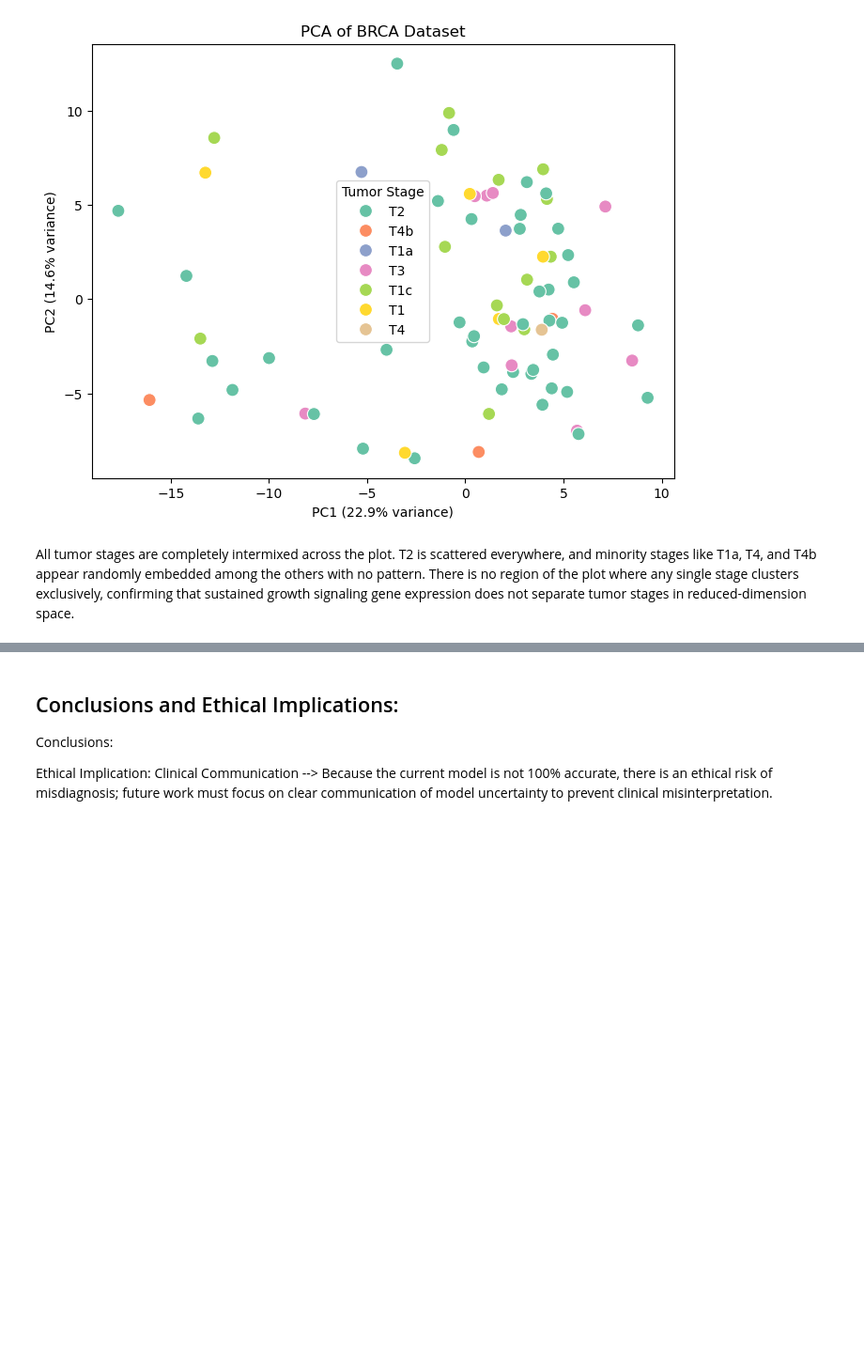
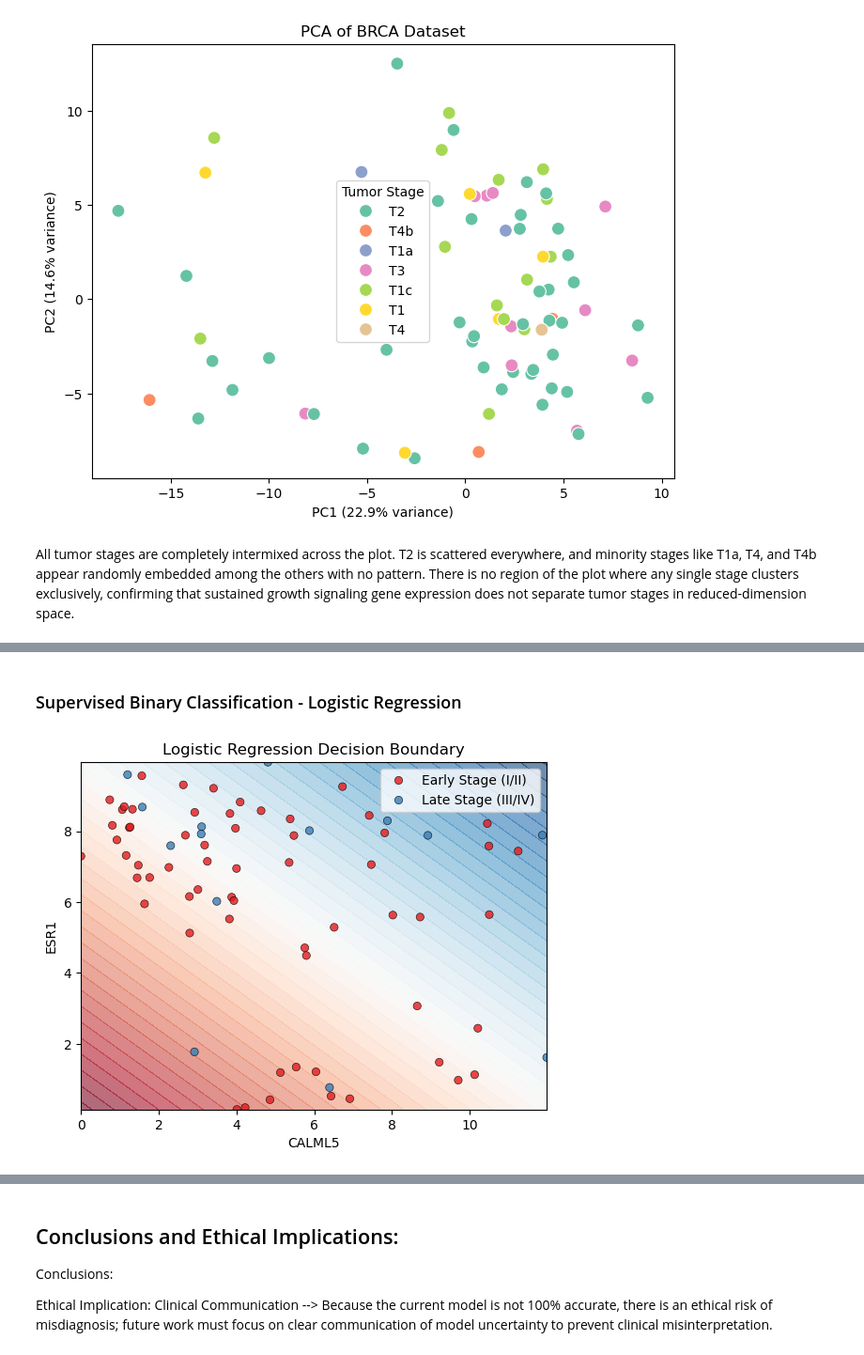
Before and after one commit to isabellaorlando1/Grosso-Orlando-Module-4-Cancer, a Jupyter notebook: code/Module 4 Notebook Final.ipynb, the cells around one changed output, grey strips where cells are left out. Shown at 94% size. Cells and saved outputs as stored; diff of their text form; code cells hidden in the pictures; blank space fills up the shorter version.

```diff
--- a/code/Module 4 Notebook Final.ipynb
+++ b/code/Module 4 Notebook Final.ipynb
@@ -307,0 +353,79 @@ All tumor stages are completely intermixed across the plot. T2 is scattered ever
+# %% [markdown]
+### Supervised Binary Classification - Logistic Regression
+# %%
+# %%
+from sklearn.tree import DecisionTreeClassifier, plot_tree
+import seaborn as sns
+import matplotlib.pyplot as plt
+import numpy as np
+import pandas as pd
+from sklearn.linear_model import LogisticRegression
+from sklearn.datasets import load_breast_cancer
+
+# %%
+# Load the merged BRCA dataset
+#data = pd.read_csv(r"C:\Users\ctgrosso\Downloads\BRCA_merged.csv", index_col=0)
+data = pd.read_csv(r"C:\Users\isabe\OneDrive\Documents\BME2315\Module-4-Cancer-Grosso-Orlando\Grosso-Orlando-Module-4-Cancer\data\BRCA_merged.csv", index_col=0)
+
+#Map tumor stages to early (I-II) and late (III-IV)
+stage_map = {
+    "T1":    0, "T1a":   0, "T1b":   0, "T1c":  0,
+    "T2":   0, "T2a":  0, "T2b":  0, "T2c": 0,
+    "T3":  1, "T3a": 1, "T3b": 1, "T3c": 1,
+    "T4":   1, "T4a":   1, "T4b":    1, "T4c": 1
+}
+data["stage_binary"] = data["ajcc_tumor_pathologic_pt"].map(stage_map)
+data = data.dropna(subset=["stage_binary"]) #remove samples with missing tumor stage
+
+#Separate features (gene expression) from labels (tumor stage)
+meta_cols = ["ajcc_tumor_pathologic_pt", "cancer_type", "stage_binary"]
+gene_cols = [col for col in data.columns if col not in meta_cols]
+
+X = data[gene_cols].values #feature matrix
+y = data["stage_binary"].values #target labels (0 = early, 1=late)
+
+# %%
+#Convert binary labels to stage names
+y_label = [{0: "Early Stage (I/II)", 1: "Late Stage (III/IV)"}[i] for i in y]
+feature_1 = "CALML5"
+feature_2 = "ESR1"
+X = data[[feature_1, feature_2]].values
+
+
+# %%
+# Logistic regression
+
+# BUILD A MODEL:
+model = LogisticRegression(penalty=None).fit(X, y)
+
+# PREDICT AND EVALUATE:
+model.predict_proba(X)
+
+# %% Plotting decision boundary
+
+# Create meshgrid
+x_min, x_max = X[:, 0].min(), X[:, 0].max()
+y_min, y_max = X[:, 1].min(), X[:, 1].max()
+xx, yy = np.meshgrid(np.linspace(x_min, x_max, 300),
+                     np.linspace(y_min, y_max, 300))
+
+# Compute decision function over the grid
+Z = model.decision_function(np.c_[xx.ravel(), yy.ravel()])
+Z = Z.reshape(xx.shape)
+
+# Plot
+plt.contourf(xx, yy, Z, levels=50, cmap="RdBu", alpha=0.6)  # background
+plt.contour(xx, yy, Z, levels=[0], colors='black',
+            linewidths=2)  # decision boundary
+sns.scatterplot(x=X[:, 0],
+                y=X[:, 1],
+                hue=y_label,
+                edgecolors='k',
+                palette="Set1",
+                alpha=0.8)
+plt.xlabel(feature_1)
+plt.ylabel(feature_2)
+plt.title("Logistic Regression Decision Boundary")
+plt.show()
+# %% [output]
+[figure, added]
```
Also changed, not shown: parts of 20 cells of this notebook, 2 other files.
